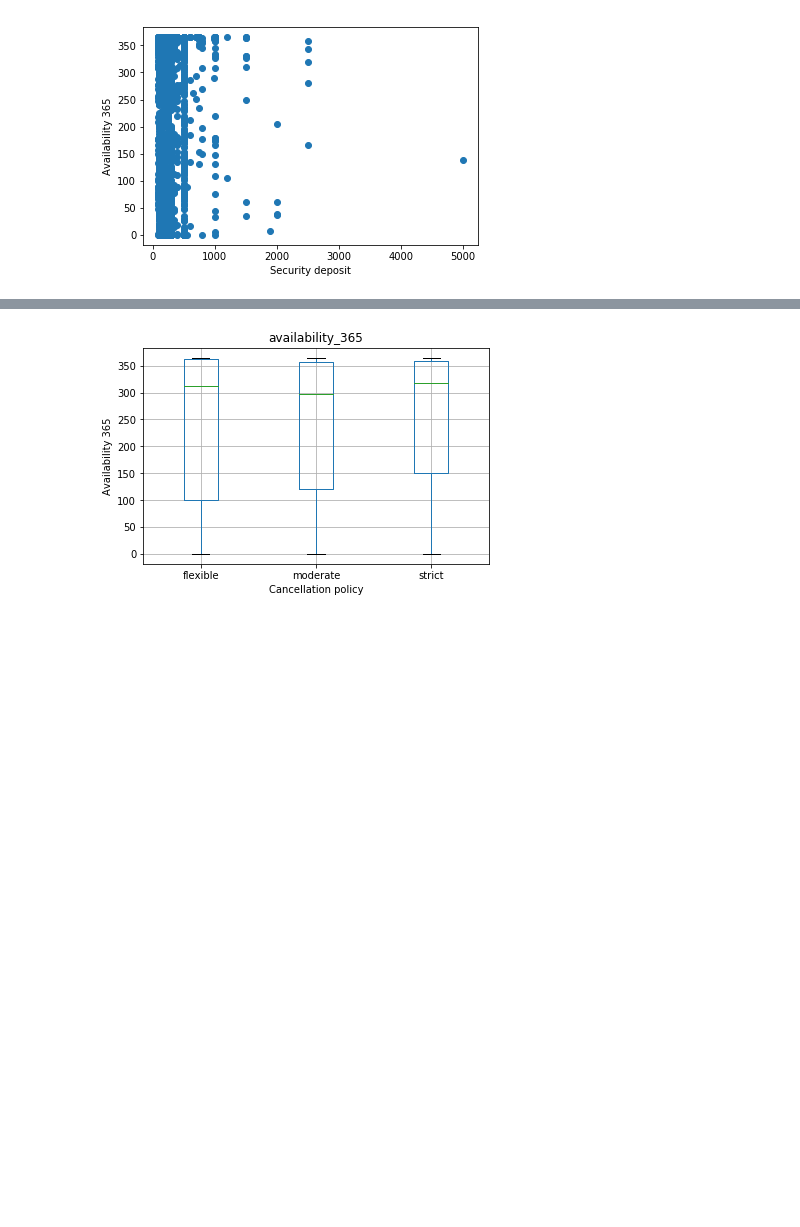
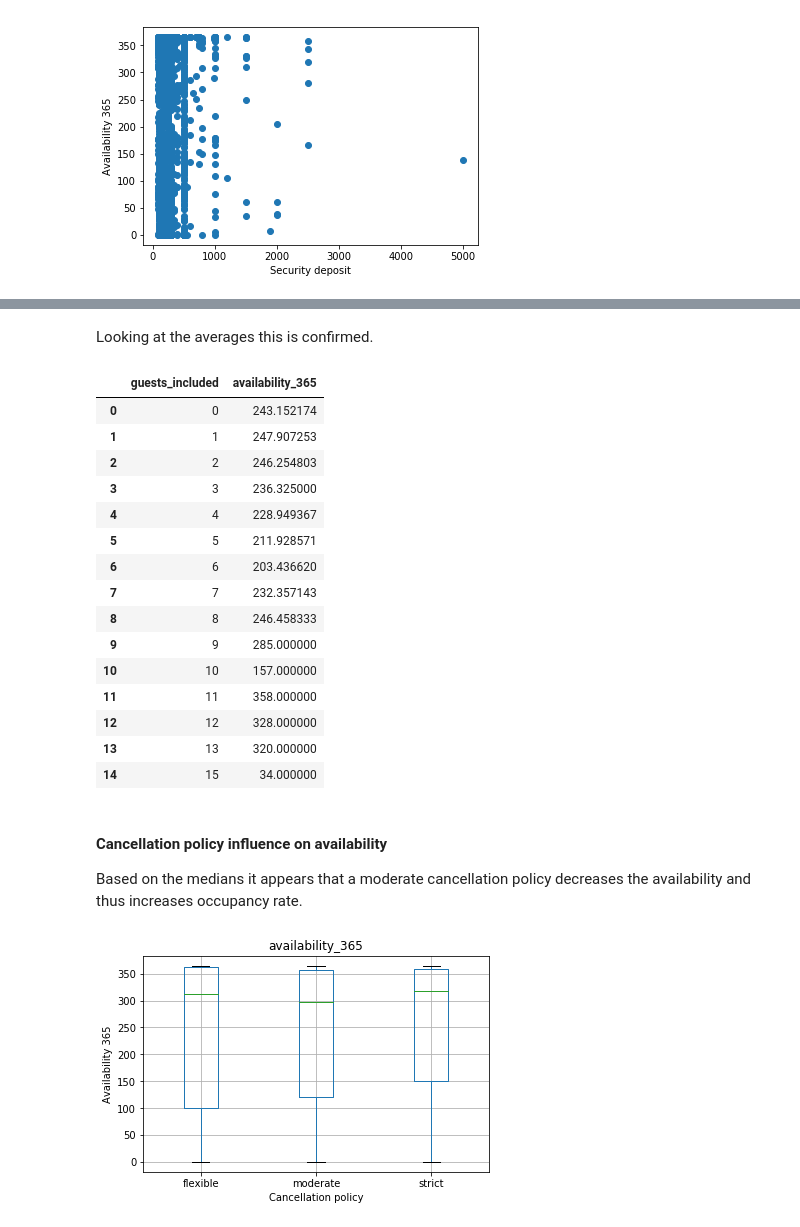
Before and after one commit to FrankTub/Airbnb-bookings, a Jupyter notebook: seattle_airbnb.ipynb, the cells around one changed output, grey strips where cells are left out. Saved outputs shown, nothing was run; the diff lists cells and outputs as text; code cells hidden in the pictures; blank space fills up the shorter version.

```diff
--- a/seattle_airbnb.ipynb
+++ b/seattle_airbnb.ipynb
@@ -227 +236,25 @@ ut.box_plot(data, kpi, 'guests_included', plt);
+# %% [markdown]
+Looking at the averages this is confirmed.
+# %%
+ut.aggr(data, kpi, 'guests_included')
+# %% [output]
+|  | guests_included | availability_365 |
+| 0 | 0 | 243.152174 |
+| 1 | 1 | 247.907253 |
+| 2 | 2 | 246.254803 |
+| 3 | 3 | 236.325000 |
+| 4 | 4 | 228.949367 |
+| 5 | 5 | 211.928571 |
+| 6 | 6 | 203.436620 |
+| 7 | 7 | 232.357143 |
+| 8 | 8 | 246.458333 |
+| 9 | 9 | 285.000000 |
+| 10 | 10 | 157.000000 |
+| 11 | 11 | 358.000000 |
+| 12 | 12 | 328.000000 |
+| 13 | 13 | 320.000000 |
+| 14 | 15 | 34.000000 |
+# %% [markdown]
+#### Cancellation policy influence on availability
+Based on the medians it appears that a moderate cancellation policy decreases the availability and thus increases occupancy rate.
 # %%
```
Also changed, not shown: parts of 23 cells of this notebook.
